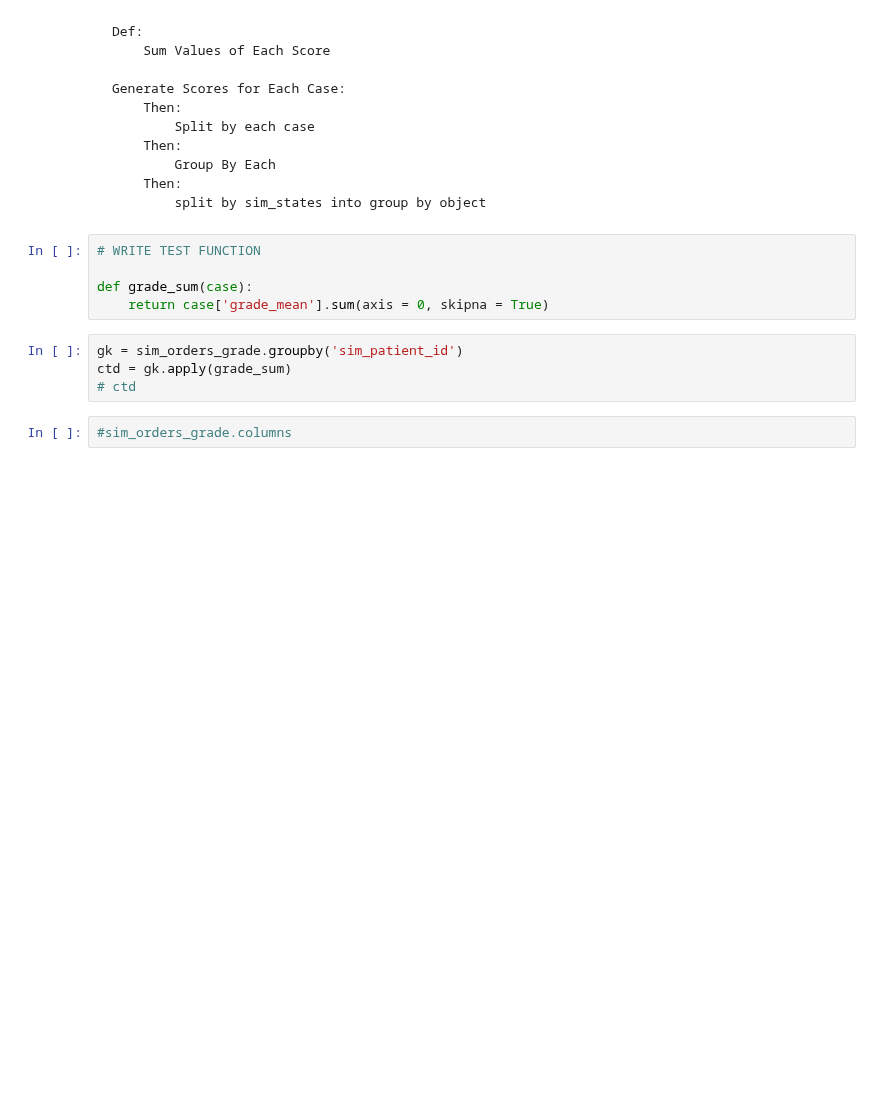
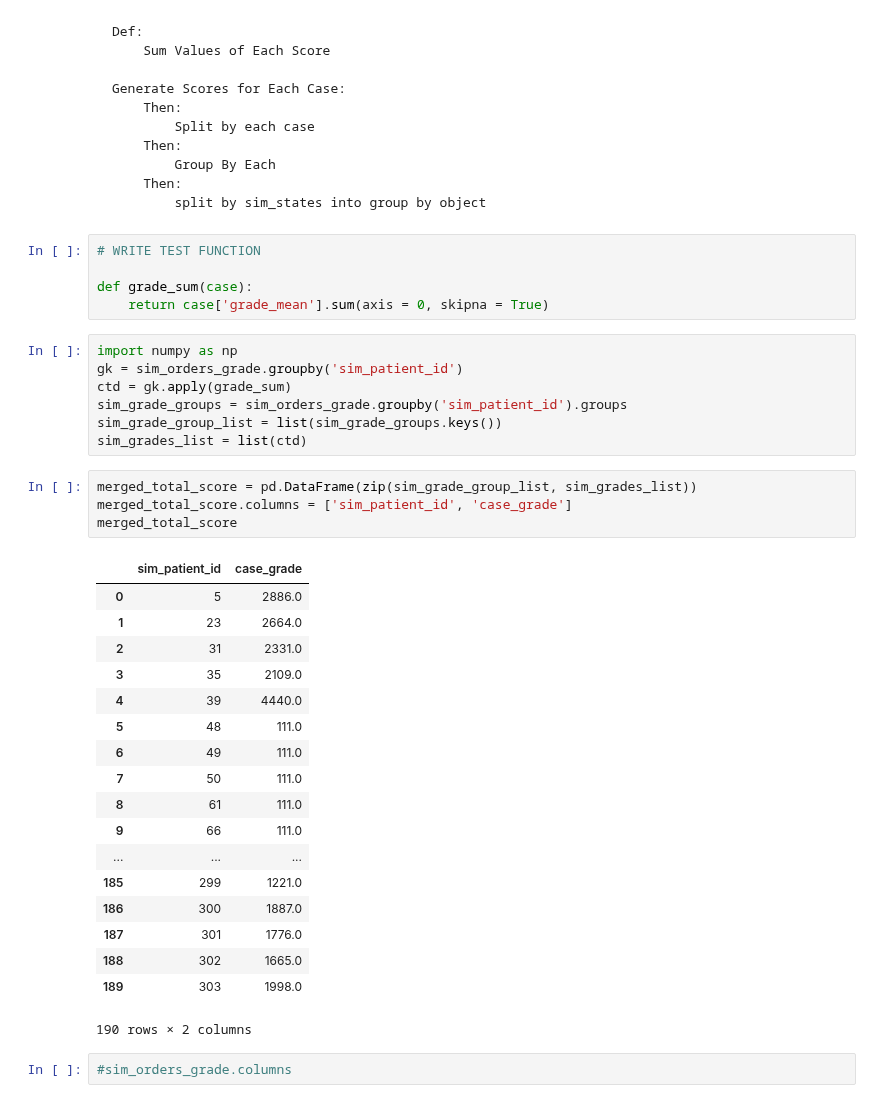
Before and after one commit to HealthRex/CDSS, a Jupyter notebook: scripts/SimulationRecommender/Clinical Recommender Pipeline .ipynb, the cells around one changed output. Drawn from its saved outputs; the diff is of its cells as text; blank space fills up the shorter version.

Commit message:
merged tracker/response/grades

```diff
--- a/scripts/SimulationRecommender/Clinical Recommender Pipeline .ipynb
+++ b/scripts/SimulationRecommender/Clinical Recommender Pipeline .ipynb
@@ -408,9 +408,35 @@ Generate Scores for Each Case:
 def grade_sum(case):
     return case['grade_mean'].sum(axis = 0, skipna = True)
 # %%
+import numpy as np
 gk = sim_orders_grade.groupby('sim_patient_id')
 ctd = gk.apply(grade_sum)
-# ctd
+sim_grade_groups = sim_orders_grade.groupby('sim_patient_id').groups
+sim_grade_group_list = list(sim_grade_groups.keys())
+sim_grades_list = list(ctd)
+# %%
+merged_total_score = pd.DataFrame(zip(sim_grade_group_list, sim_grades_list))
+merged_total_score.columns = ['sim_patient_id', 'case_grade']
+merged_total_score
+# %% [output]
+|  | sim_patient_id | case_grade |
+| 0 | 5 | 2886.0 |
+| 1 | 23 | 2664.0 |
+| 2 | 31 | 2331.0 |
+| 3 | 35 | 2109.0 |
+| 4 | 39 | 4440.0 |
+| 5 | 48 | 111.0 |
+| 6 | 49 | 111.0 |
+| 7 | 50 | 111.0 |
+| 8 | 61 | 111.0 |
+| 9 | 66 | 111.0 |
+| ... | ... | ... |
+| 185 | 299 | 1221.0 |
+| 186 | 300 | 1887.0 |
+| 187 | 301 | 1776.0 |
+| 188 | 302 | 1665.0 |
+| 189 | 303 | 1998.0 |
+190 rows × 2 columns
 # %%
 #sim_orders_grade.columns
 # %%
```
Also changed, not shown: parts of 2 cells of this notebook.
